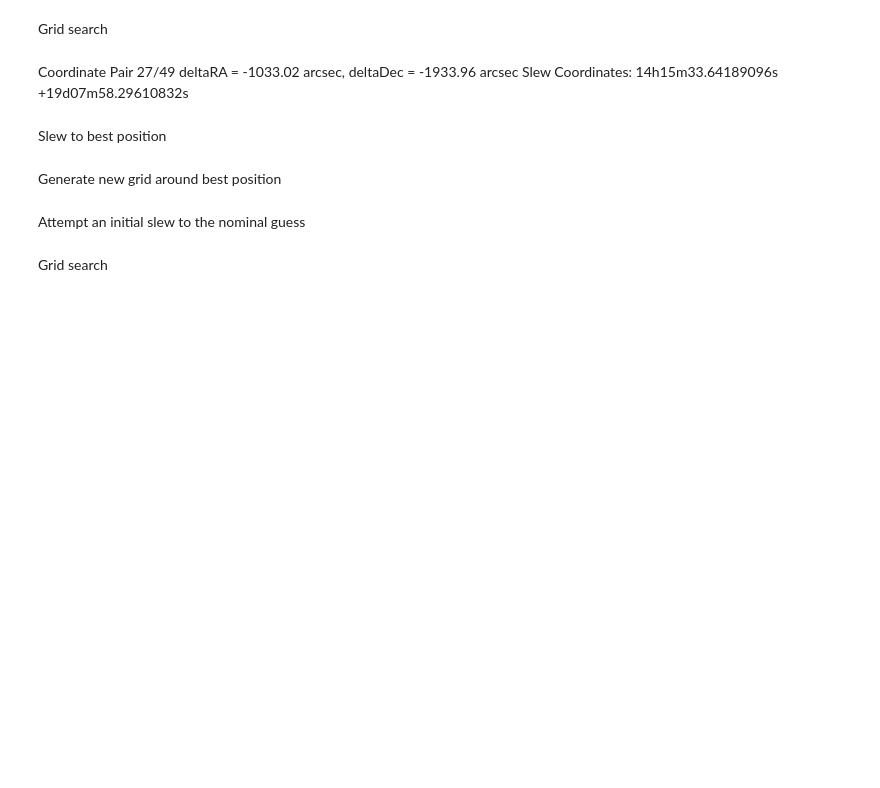
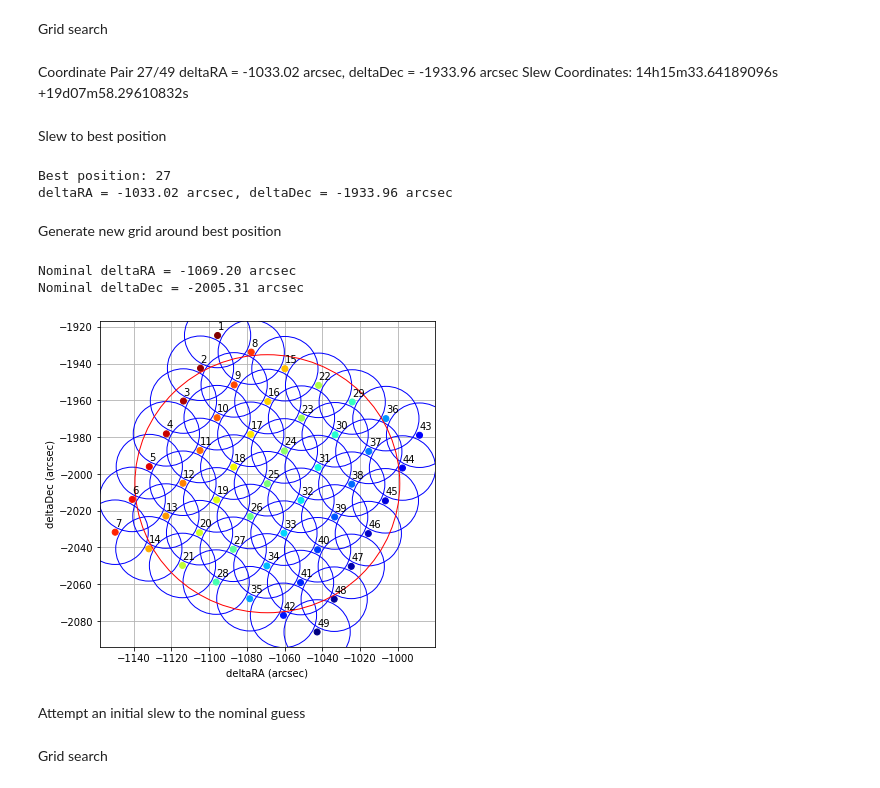
Before and after one commit to macro-consortium/pyscope, a Jupyter notebook: operations/bin/fiber_search.ipynb, the cells around one changed output. Saved outputs shown, nothing was run; the diff lists cells and outputs as text; code cells hidden in the pictures; blank space fills up the shorter version.

```diff
--- a/operations/bin/fiber_search.ipynb
+++ b/operations/bin/fiber_search.ipynb
@@ -105,41 +131,51 @@ best_position = 27
 print('Best position: %i' % best_position)
 print('deltaRA = %.2f arcsec, deltaDec = %.2f arcsec' % ((delta_ras[best_position-1] + nominal_ra) / arcsec, (delta_decs[best_position-1] + nominal_dec) / arcsec))
 
-telescope.SlewToCoordinates(obj_now.ra.hour + ra_offset/hourangle + delta_ras[best_position-1]/hourangle, obj_now.dec.deg + dec_offset/deg + delta_decs[best_position-1]/deg)
+#telescope.SlewToCoordinates(obj_now.ra.hour + ra_offset/hourangle + delta_ras[best_position-1]/hourangle, obj_now.dec.deg + dec_offset/deg + delta_decs[best_position-1]/deg)
+# %% [output]
+Best position: 27
+deltaRA = -1033.02 arcsec, deltaDec = -1933.96 arcsec
 # %% [markdown]
 Generate new grid around best position
 # %%
 # Set nominal position to best fit from above grid
 nominal_ra = delta_ras[best_position-1] + nominal_ra
 nominal_dec = delta_decs[best_position-1] + nominal_dec
 print('Nominal deltaRA = %.2f arcsec' % (nominal_ra / arcsec))
 print('Nominal deltaDec = %.2f arcsec' % (nominal_dec / arcsec))
 
 # Generate grid of deltaRA and deltaDec
 delta_ras = np.linspace(-60, 60, 7, endpoint=True) * arcsec
 delta_decs = np.linspace(-60, 60, 7, endpoint=True) * arcsec
 x, y = np.meshgrid(delta_ras, delta_decs)
 xrot = np.zeros(x.shape); yrot = np.zeros(y.shape)
 for i in range(len(x)):
         for j in range(len(y)):
             xrot[i,j], yrot[i,j] = np.dot([[np.cos(theta), np.sin(theta)], [-np.sin(theta), np.cos(theta)]], np.array([x[i,j], y[i,j]]))
 delta_ras = xrot.flatten(); delta_decs = yrot.flatten()
 
 # Plot grid
 fig,ax = plt.subplots(figsize=(6,6))
 ax.grid(); ax.set_axisbelow(True)
 ax.scatter((delta_ras+nominal_ra)/arcsec, (delta_decs+nominal_dec)/arcsec, c=range(len(delta_ras)), cmap='jet_r')
 for i in range(len(delta_ras)):
     ax.annotate(str(i+1), ((delta_ras[i]+nominal_ra)/arcsec, (delta_decs[i]+nominal_dec)/arcsec), textcoords='offset points',
     xytext=(0, 6))
 ax.set_xlabel('deltaRA (arcsec)')
 ax.set_ylabel('deltaDec (arcsec)')
 for i in range(len(delta_ras)):
     '''circle = plt.Circle(((nominal_ra+delta_ras[i])/arcsec, (nominal_dec+delta_decs[i])/arcsec),
         70, color='r', fill=False); ax.add_artist(circle)'''
     circle = plt.Circle(((nominal_ra+delta_ras[i])/arcsec, (nominal_dec+delta_decs[i])/arcsec),
-        70/4, color='b', fill=False); ax.add_artist(circle)
+        fiber_arcsec, color='b', fill=False); ax.add_artist(circle)
+# Plot large fiber on center position
+circle = plt.Circle((nominal_ra/arcsec, nominal_dec/arcsec),
+    large_fiber_arcsec, color='r', fill=False); ax.add_artist(circle)
 plt.show()
+# %% [output]
+Nominal deltaRA = -1069.20 arcsec
+Nominal deltaDec = -2005.31 arcsec
+[figure, added]
 # %% [markdown]
 Attempt an initial slew to the nominal guess
 # %%
```
Also changed, not shown: parts of 3 cells of this notebook.
